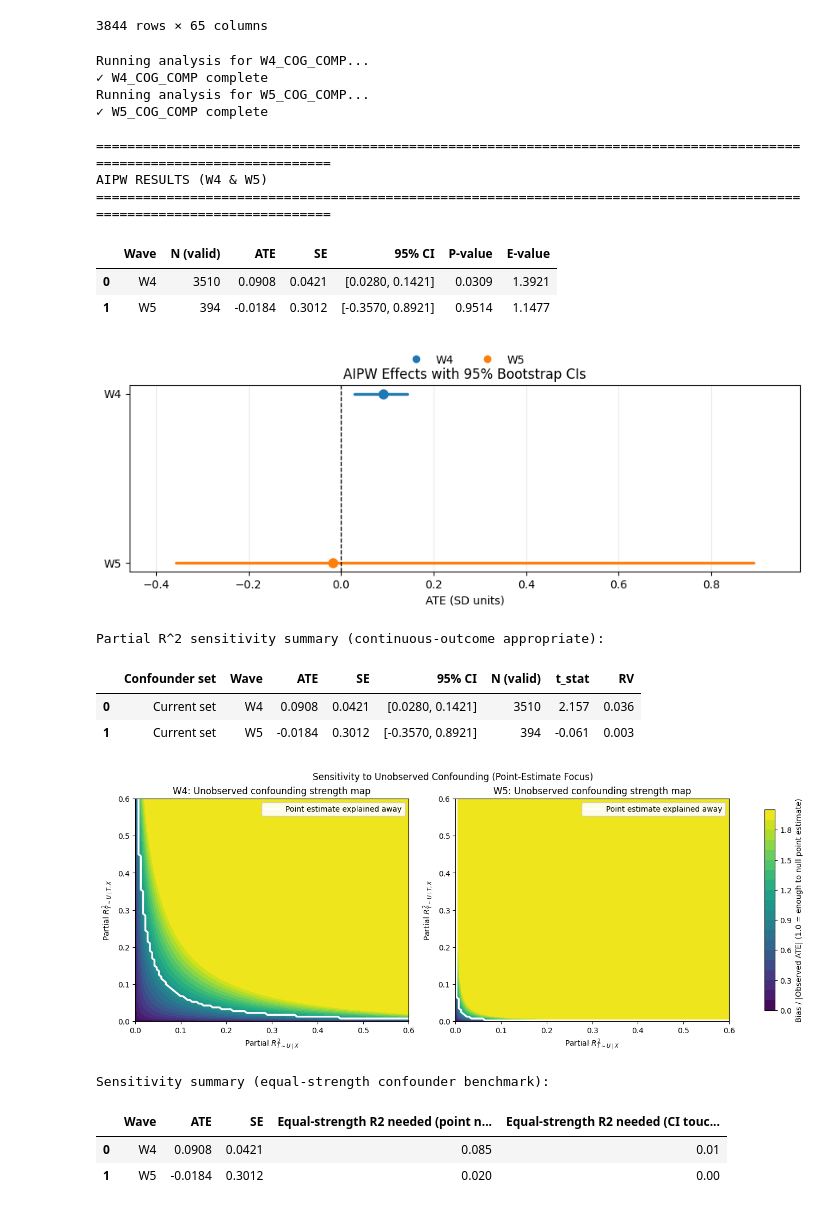
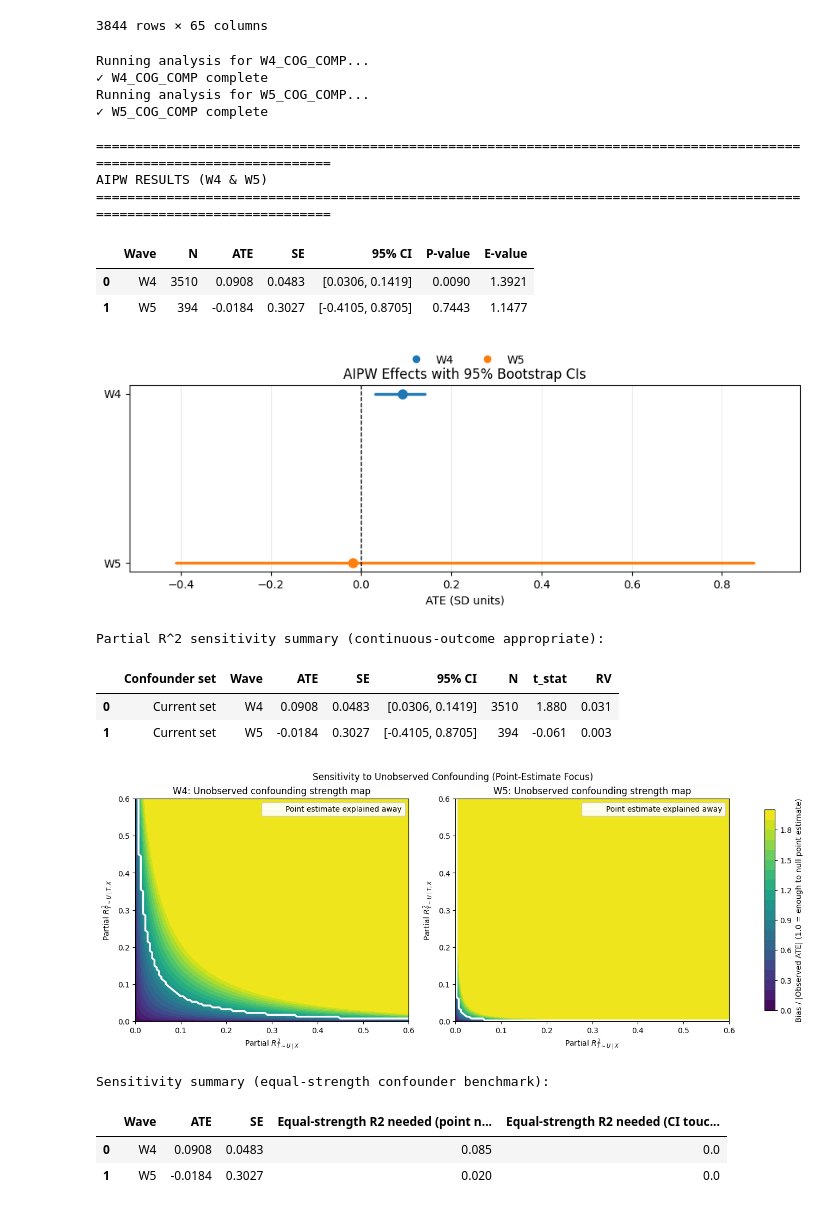
Before and after one commit to beaubeaubeaubeau/Inter-Generational-Causal-Analysis-of-the-AddHealth-Dataset, a Jupyter notebook: scripts/cross_sectional_analysis.ipynb, the cells around one changed output. Drawn from its saved outputs; the diff is of its cells as text; code cells hidden in the pictures.

```diff
--- a/scripts/cross_sectional_analysis.ipynb
+++ b/scripts/cross_sectional_analysis.ipynb
@@ -636,16 +636,25 @@ def run_analysis_for_wave(df, outcome_col, weight_col, confounders):
         outcome_col=outcome_col,
         weight_col=weight_col,
         confounders=confounders,
-        n_boot=2000,
+        n_boot=4000,
         random_state=42,
     )
     se = boot_res['se']
     ci_lo = boot_res['ci_lo']
     ci_hi = boot_res['ci_hi']
 
-    # Confidence intervals & p-values.
-    z_value = ate / se if se > 0 else np.nan
-    p_value = 2 * (1 - stats.norm.cdf(abs(z_value))) if np.isfinite(z_value) else np.nan
+    # Bootstrap two-sided p-value computed directly from the bootstrap
+    # distribution: 2 * min(P(boot <= 0), P(boot >= 0)). The +1/(B+1)
+    # adjustment avoids exact-zero p-values.
+    boot_ates_arr = boot_res['boot_ates']
+    boot_finite = boot_ates_arr[np.isfinite(boot_ates_arr)]
+    if boot_finite.size > 0:
+        n_b = boot_finite.size
+        p_left = (np.sum(boot_finite <= 0) + 1) / (n_b + 1)
+        p_right = (np.sum(boot_finite >= 0) + 1) / (n_b + 1)
+        p_value = float(min(1.0, 2 * min(p_left, p_right)))
+    else:
+        p_value = float('nan')
 
     # Sensitivity benchmark markers (E-value).
     rr_star = np.exp(0.91 * abs(ate))
@@ -653,7 +662,7 @@ def run_analysis_for_wave(df, outcome_col, weight_col, confounders):
 
     return {
         "Wave": outcome_col.split("_")[0],
-        "N (valid)": int(fit_res['valid_mask'].sum()),
+        "N": int(fit_res['valid_mask'].sum()),
         "ATE": round(ate, 4),
         "SE": round(se, 4),
         "95% CI": f"[{ci_lo:.4f}, {ci_hi:.4f}]",
@@ -699,9 +708,9 @@ Running analysis for W5_COG_COMP...
 ========================================================================================================================
 AIPW RESULTS (W4 & W5)
 ========================================================================================================================
-|  | Wave | N (valid) | ATE | SE | 95% CI | P-value | E-value |
-| 0 | W4 | 3510 | 0.0908 | 0.0421 | [0.0280, 0.1421] | 0.0309 | 1.3921 |
-| 1 | W5 | 394 | -0.0184 | 0.3012 | [-0.3570, 0.8921] | 0.9514 | 1.1477 |
+|  | Wave | N | ATE | SE | 95% CI | P-value | E-value |
+| 0 | W4 | 3510 | 0.0908 | 0.0483 | [0.0306, 0.1419] | 0.0090 | 1.3921 |
+| 1 | W5 | 394 | -0.0184 | 0.3027 | [-0.4105, 0.8705] | 0.7443 | 1.1477 |
 # %%
 import re
 import numpy as np
@@ -736,7 +745,7 @@ plot_df = plot_df.sort_values(['Confounder set', 'Wave']).reset_index(drop=True)
 
 # Approximate model DoF for robustness values.
 n_covariates = len(confounder_cols) if 'confounder_cols' in globals() else 1
-plot_df['dof_approx'] = np.maximum(plot_df['N (valid)'] - n_covariates - 1, 30)
+plot_df['dof_approx'] = np.maximum(plot_df['N'] - n_covariates - 1, 30)
 plot_df['t_stat'] = plot_df['ATE'] / plot_df['SE']
 plot_df['RV'] = plot_df.apply(lambda r: _compute_rv(r['t_stat'], int(r['dof_approx'])), axis=1)
 
@@ -754,39 +763,39 @@ for i, (_, row) in enumerate(plot_df.iterrows()):
     ax.scatter(row['ATE'], y[i], color=color, s=65, zorder=3)
 
 ax.axvline(0, color='black', linestyle='--', lw=1)
 ax.set_yticks(y)
 ax.set_yticklabels(labels)
 ax.set_xlabel('ATE (SD units)')
 ax.set_title('AIPW Effects with 95% Bootstrap CIs')
 ax.invert_yaxis()
 ax.grid(axis='x', alpha=0.25)
 
 # Auto x-limits with gentle padding for readability.
 x_min = float(plot_df['CI_low'].min())
 x_max = float(plot_df['CI_high'].max())
 x_pad = max((x_max - x_min) * 0.08, 0.03)
 ax.set_xlim(x_min - x_pad, x_max + x_pad)
 
 handles = [
     plt.Line2D([0], [0], marker='o', color='w', markerfacecolor='#1f77b4', markersize=8, label='W4'),
     plt.Line2D([0], [0], marker='o', color='w', markerfacecolor='#ff7f0e', markersize=8, label='W5'),
 ]
 # Place legend above the plot so it never covers CIs.
 ax.legend(handles=handles, frameon=False, loc='upper center', ncol=2, bbox_to_anchor=(0.5, 1.22))
 
 plt.tight_layout()
 plt.show()
 
 # -------- Output sensitivity table --------
-sens_cols = ['Confounder set', 'Wave', 'ATE', 'SE', '95% CI', 'N (valid)', 't_stat', 'RV']
+sens_cols = ['Confounder set', 'Wave', 'ATE', 'SE', '95% CI', 'N', 't_stat', 'RV']
 print('\nPartial R^2 sensitivity summary (continuous-outcome appropriate):')
 display(plot_df[sens_cols].round({'ATE': 4, 'SE': 4, 't_stat': 3, 'RV': 3}))
 # %% [output]
-[figure, old version]
+[figure, new version]
 Partial R^2 sensitivity summary (continuous-outcome appropriate):
-|  | Confounder set | Wave | ATE | SE | 95% CI | N (valid) | t_stat | RV |
-| 0 | Current set | W4 | 0.0908 | 0.0421 | [0.0280, 0.1421] | 3510 | 2.157 | 0.036 |
-| 1 | Current set | W5 | -0.0184 | 0.3012 | [-0.3570, 0.8921] | 394 | -0.061 | 0.003 |
+|  | Confounder set | Wave | ATE | SE | 95% CI | N | t_stat | RV |
+| 0 | Current set | W4 | 0.0908 | 0.0483 | [0.0306, 0.1419] | 3510 | 1.880 | 0.031 |
+| 1 | Current set | W5 | -0.0184 | 0.3027 | [-0.4105, 0.8705] | 394 | -0.061 | 0.003 |
 # %%
 import re
 import numpy as np
@@ -910,5 +919,5 @@ display(summary_df)
 [figure]
 Sensitivity summary (equal-strength confounder benchmark):
 |  | Wave | ATE | SE | Equal-strength R2 needed (point n... | Equal-strength R2 needed (CI touc... |
-| 0 | W4 | 0.0908 | 0.0421 | 0.085 | 0.01 |
-| 1 | W5 | -0.0184 | 0.3012 | 0.020 | 0.00 |
+| 0 | W4 | 0.0908 | 0.0483 | 0.085 | 0.0 |
+| 1 | W5 | -0.0184 | 0.3027 | 0.020 | 0.0 |
```
